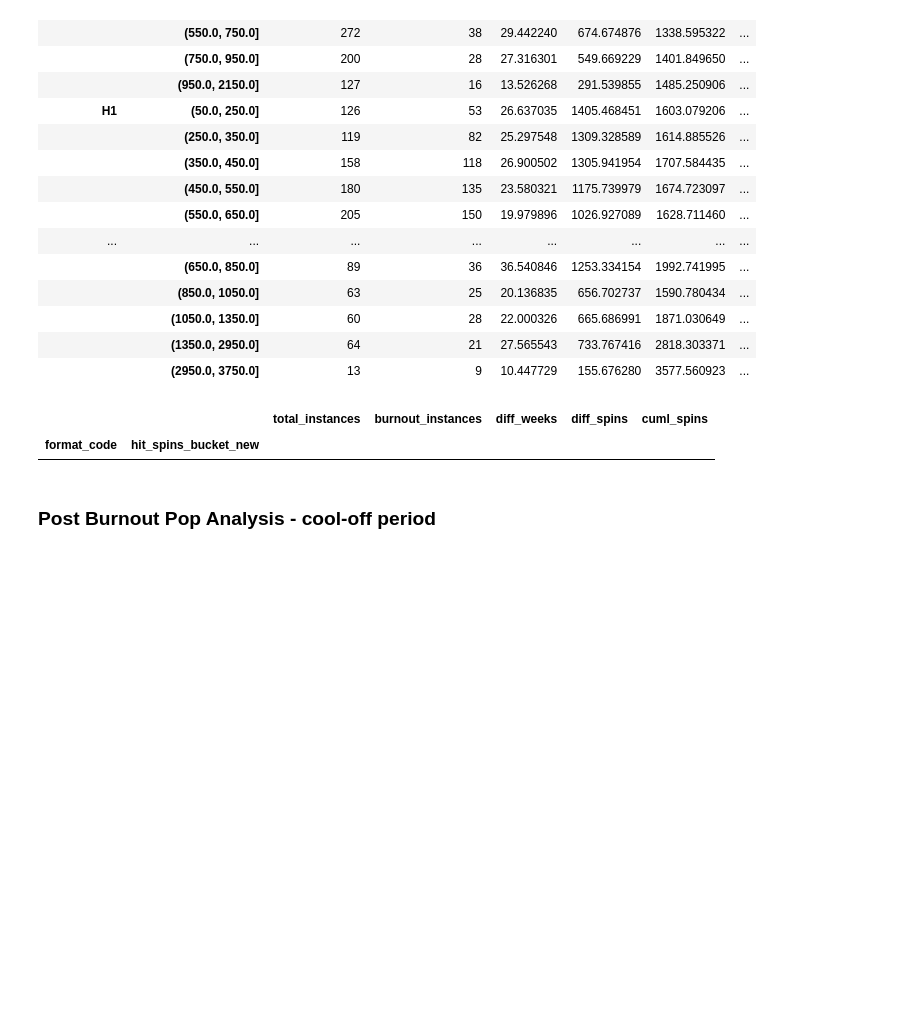
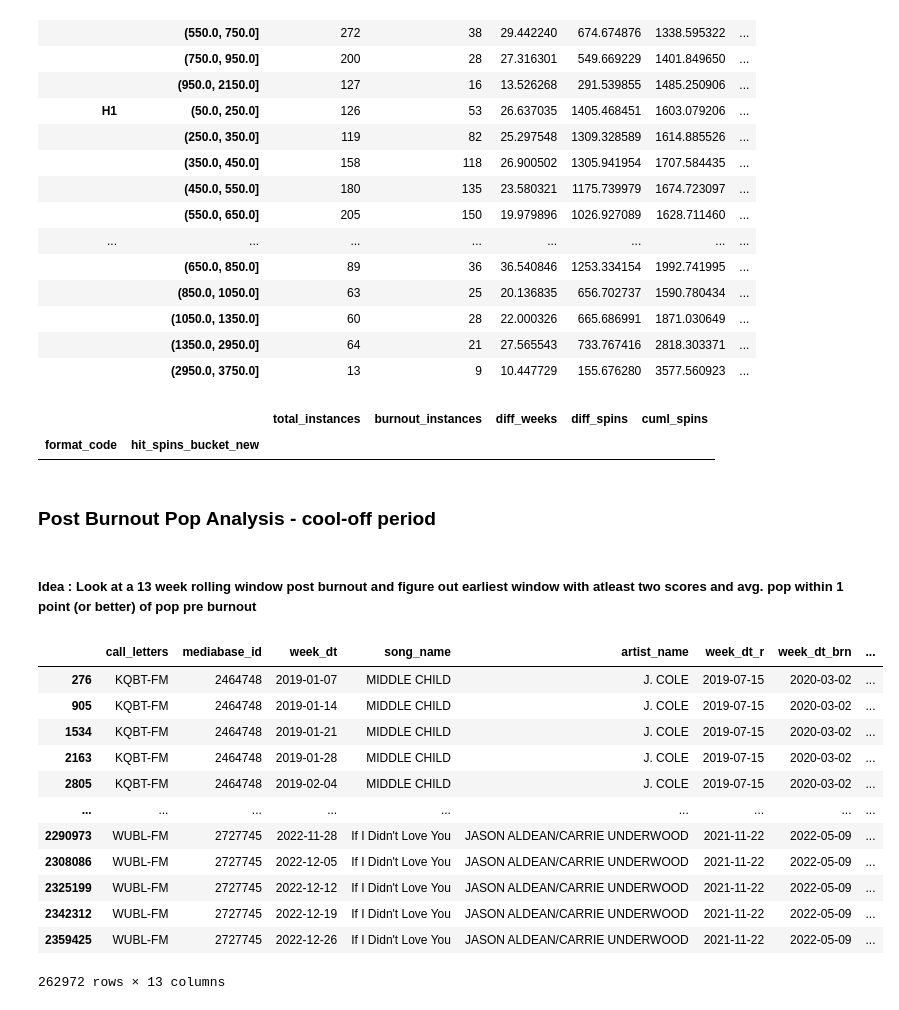
Before and after one commit to gjampanih/adds-early-burnout-warning-model, a Jupyter notebook: notebooks/ebw_metrics_analysis.ipynb, the cells around one changed output. Drawn from its saved outputs; the diff is of its cells as text; code cells hidden in the pictures; blank space fills up the shorter version.

Commit message:
adds-early-burnout-warning: metrics analysis notebook updates

```diff
--- a/notebooks/ebw_metrics_analysis.ipynb
+++ b/notebooks/ebw_metrics_analysis.ipynb
@@ -1276,6 +1265,6 @@ for fmt in major_formats:
             start_new_interval=True
             temp_list.append((lb,idx[1].right))
     temp_list.append((lb, idx[1].right))
-    collapse_dict[fmt] = temp_list
+    collapse_dict[fmt] = list(pd.unique(temp_list))
     print(collapse_dict)
 # %% [output]
@@ -1344,0 +1337,19 @@ list(zip(df_extract_fb_summ['censored_flag'].astype('bool'), df_extract_fb_summ[
+# %% [markdown]
+##### Idea : Look at a 13 week rolling window post burnout and figure out earliest window with atleast two scores and avg. pop within 1 point (or better) of pop pre burnout
+# %%
+id_cols = ['call_letters', 'mediabase_id', 'week_dt', 'song_name', 'artist_name', 'week_dt_r', 'week_dt_brn', 'cuml_spins_non_on_r', 'cuml_spins_non_on_brn', 'pop', 'fav_metric', 'ddl_metric', 'hit_spins_bucket_new']
+df_hits_brn_final[id_cols]
+# %% [output]
+|  | call_letters | mediabase_id | week_dt | song_name | artist_name | week_dt_r | week_dt_brn | ... |
+| 276 | KQBT-FM | 2464748 | 2019-01-07 | MIDDLE CHILD | J. COLE | 2019-07-15 | 2020-03-02 | ... |
+| 905 | KQBT-FM | 2464748 | 2019-01-14 | MIDDLE CHILD | J. COLE | 2019-07-15 | 2020-03-02 | ... |
+| 1534 | KQBT-FM | 2464748 | 2019-01-21 | MIDDLE CHILD | J. COLE | 2019-07-15 | 2020-03-02 | ... |
+| 2163 | KQBT-FM | 2464748 | 2019-01-28 | MIDDLE CHILD | J. COLE | 2019-07-15 | 2020-03-02 | ... |
+| 2805 | KQBT-FM | 2464748 | 2019-02-04 | MIDDLE CHILD | J. COLE | 2019-07-15 | 2020-03-02 | ... |
+| ... | ... | ... | ... | ... | ... | ... | ... | ... |
+| 2290973 | WUBL-FM | 2727745 | 2022-11-28 | If I Didn't Love You | JASON ALDEAN/CARRIE UNDERWOOD | 2021-11-22 | 2022-05-09 | ... |
+| 2308086 | WUBL-FM | 2727745 | 2022-12-05 | If I Didn't Love You | JASON ALDEAN/CARRIE UNDERWOOD | 2021-11-22 | 2022-05-09 | ... |
+| 2325199 | WUBL-FM | 2727745 | 2022-12-12 | If I Didn't Love You | JASON ALDEAN/CARRIE UNDERWOOD | 2021-11-22 | 2022-05-09 | ... |
+| 2342312 | WUBL-FM | 2727745 | 2022-12-19 | If I Didn't Love You | JASON ALDEAN/CARRIE UNDERWOOD | 2021-11-22 | 2022-05-09 | ... |
+| 2359425 | WUBL-FM | 2727745 | 2022-12-26 | If I Didn't Love You | JASON ALDEAN/CARRIE UNDERWOOD | 2021-11-22 | 2022-05-09 | ... |
+262972 rows × 13 columns
```
Also changed, not shown: parts of 26 cells of this notebook, 3 other files.
